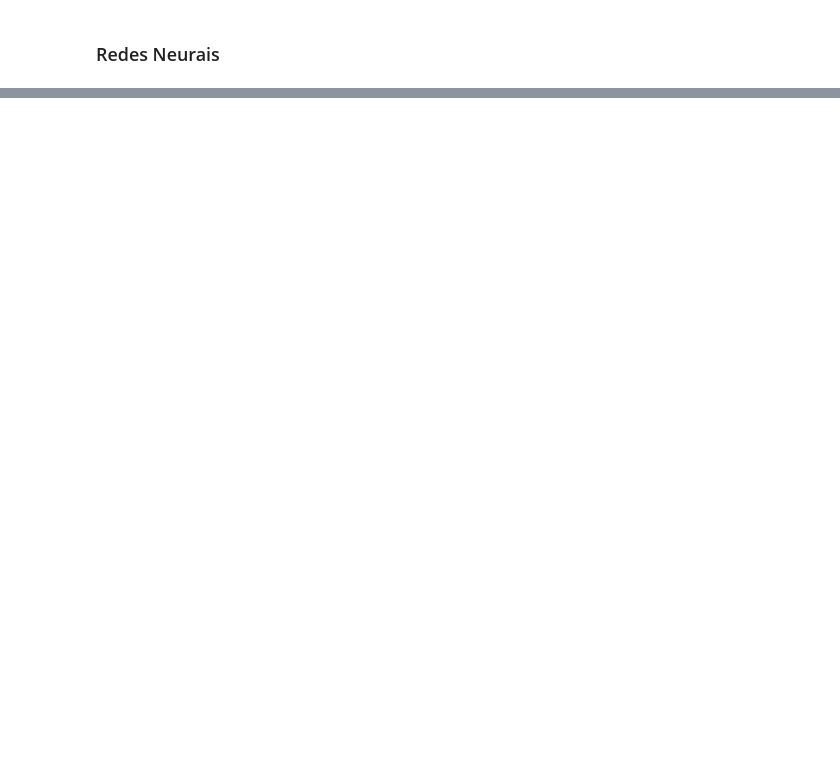
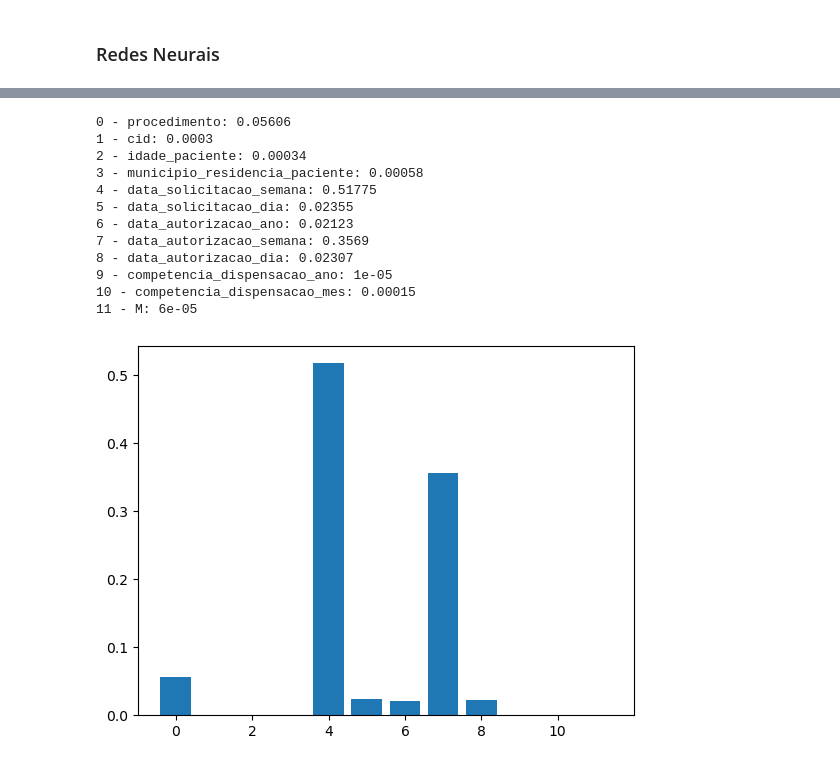
Before and after one commit to ricardoronsoni/predicao-tempo-espera-atendimento-sus, a Jupyter notebook: tempo_acesso.ipynb, the cells around one changed output, grey strips where cells are left out. Drawn from its saved outputs; the diff is of its cells as text; code cells hidden in the pictures; blank space fills up the shorter version.

```diff
--- a/tempo_acesso.ipynb
+++ b/tempo_acesso.ipynb
@@ -546,9 +546,10 @@ Foi verificado que o melhor algoritmo para prever o tempo de atendimento dos med
 # %%
-# Quantidade de partes para dividir a base
-k_partes = 10
+# Quantidade de partes para validação cruzada
+k_cv_interno = 10
+k_cv_externo = 10
 
-# Repetições da validação cruzada
-repeticao_val_cruzada = 10
+# Repetições da validação cruzada aninhada
+repetir_processo = 3
 # %% [markdown]
 ### Regressão linear
 # %%
@@ -767,0 +841,31 @@ Desvio padrão RMSE: 0.117
+# %%
+# Criar um novo modelo de Random Forest com os mesmos parâmetros
+rf = RandomForestRegressor(max_depth = None, n_estimators = 100, random_state = 1)
+
+# Treinar o modelo
+rf.fit(X, y)
+
+# Obter a importância relativa de cada variável
+importancia = rf.feature_importances_
+
+# Listar a importância
+for i, v in enumerate(importancia):
+    print(f"{i} - {X.columns[i]}: {round(v,5)}")
+
+# Plotar a importância
+plt.bar([x for x in range(len(importancia))], importancia)
+plt.show()
+# %% [output]
+0 - procedimento: 0.05606
+1 - cid: 0.0003
+2 - idade_paciente: 0.00034
+3 - municipio_residencia_paciente: 0.00058
+4 - data_solicitacao_semana: 0.51775
+5 - data_solicitacao_dia: 0.02355
+6 - data_autorizacao_ano: 0.02123
+7 - data_autorizacao_semana: 0.3569
+8 - data_autorizacao_dia: 0.02307
+9 - competencia_dispensacao_ano: 1e-05
+10 - competencia_dispensacao_mes: 0.00015
+11 - M: 6e-05
+[figure, added]
```
Also changed, not shown: parts of 43 cells of this notebook, 1 other file.
